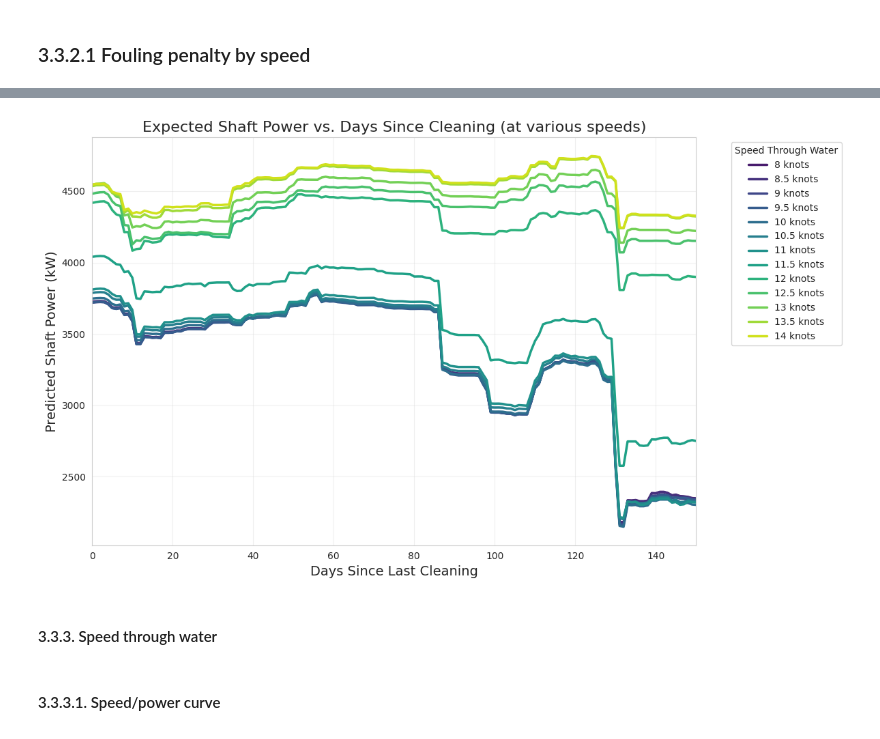
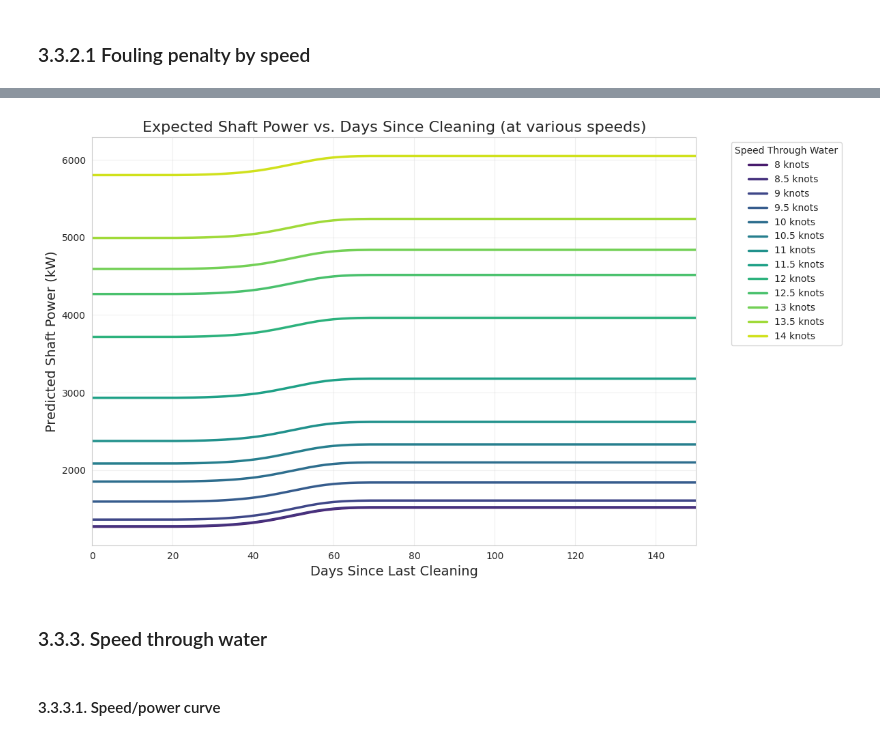
Before and after one commit to AugustBjerg/Master-s-thesis, a Jupyter notebook: code/modelling/notebooks/Power_GAM_v_RF.ipynb, the cells around one changed output, grey strips where cells are left out. Drawn from its saved outputs; the diff is of its cells as text; code cells hidden in the pictures.

```diff
--- a/code/modelling/notebooks/Power_GAM_v_RF.ipynb
+++ b/code/modelling/notebooks/Power_GAM_v_RF.ipynb
@@ -133,12 +131,18 @@ Feature matrix shape: (47597, 8)
 # --- GAM formula construction ---
 gam_formula = None
 
+# Track indices for the tensor product interaction
+speed_idx = None
+days_cleaning_idx = None
+
 for i, var_name in enumerate(all_predictive_variables):
 
     if var_name == "Days Since Last Cleaning":
+        days_cleaning_idx = i  # <-- capture index
         term = s(i, constraints='monotonic_inc', n_splines=15)
 
     elif var_name == "Vessel Hull Through Water Longitudinal Speed (knots)":
+        speed_idx = i  # <-- capture index
         term = s(i, constraints='monotonic_inc', n_splines=15)
 
     elif var_name == "Avg Draft (Calculated)":
@@ -154,20 +158,22 @@ for i, var_name in enumerate(all_predictive_variables):
         term = s(i, constraints='monotonic_inc', n_splines=10)
 
     elif var_name == "Vessel External Conditions Wind Relative Angle (degrees)":
-        term = s(i, basis='cp', n_splines=10, edge_knots=[0, 360]) # transformed because the model cannot reed degrees as well
+        term = s(i, basis='cp', n_splines=10, edge_knots=[0, 360])
 
     elif var_name == "Vessel External Conditions Wind Relative Speed (knots)":
-        term = s(i, constraints='monotonic_inc', n_splines=15) # EDoF was 8.3 when running with 10, so increased to 15
+        term = s(i, constraints='monotonic_inc', n_splines=15)
 
     else:
         term = s(i, n_splines=10)
 
-    # Add the term to the global formula
     if gam_formula is None:
         gam_formula = term
     else:
         gam_formula += term
 
+# --- Add tensor product interaction: speed × days since cleaning ---
+if speed_idx is not None and days_cleaning_idx is not None:
+    gam_formula += te(speed_idx, days_cleaning_idx, n_splines=[8, 8])
 
 # --- Wrapper Class ---
 class SklearnGAM(BaseEstimator, RegressorMixin):
@@ -891,40 +1025,43 @@ max fouling penalty percentage: 5.69 %
 # %%
+
+# overwrite the "Predicted Shaft Power" column in the simulation dataframe with the predicted values from the GAM model instead of the RF
+simulation_df['Predicted Shaft Power'] = gam_pipeline.predict(simulation_df[all_predictive_variables])
 
 # Set a nice color palette for the different speeds
 unique_speeds = sorted(simulation_df['Vessel Hull Through Water Longitudinal Speed (knots)'].unique())
 colors = sns.color_palette("viridis", len(unique_speeds))
 
 plt.figure(figsize=(12, 7))
 
 # Plot one line for each Speed
 for i, speed in enumerate(unique_speeds):
     # Filter the dataframe for this specific speed
     subset = simulation_df[simulation_df['Vessel Hull Through Water Longitudinal Speed (knots)'] == speed]
 
     # Plot Days vs Predicted Power
     plt.plot(
         subset['Days Since Last Cleaning'],
         subset['Predicted Shaft Power'],
         linewidth=2.5,
         color=colors[i],
         label=f"{speed} knots"
     )
 
 # Formatting
 plt.title("Expected Shaft Power vs. Days Since Cleaning (at various speeds)", fontsize=16)
 plt.xlabel("Days Since Last Cleaning", fontsize=14)
 plt.ylabel("Predicted Shaft Power (kW)", fontsize=14)
 plt.xlim(0, 150)
 
 # Add a legend to show which line is which speed
 plt.legend(title="Speed Through Water", bbox_to_anchor=(1.05, 1), loc='upper left')
 plt.grid(True, alpha=0.3)
 plt.tight_layout() # Ensures the legend isn't cut off
 plt.show()
 # %% [output]
-[figure, old version]
+[figure, new version]
 # %% [markdown]
-#### 3.3.3. Speed through water
+### 3.3.3. Speed through water
 # %% [markdown]
 #### 3.3.3.1. Speed/power curve
 # %%
```
Also changed, not shown: parts of 23 cells of this notebook, 1 other file.
